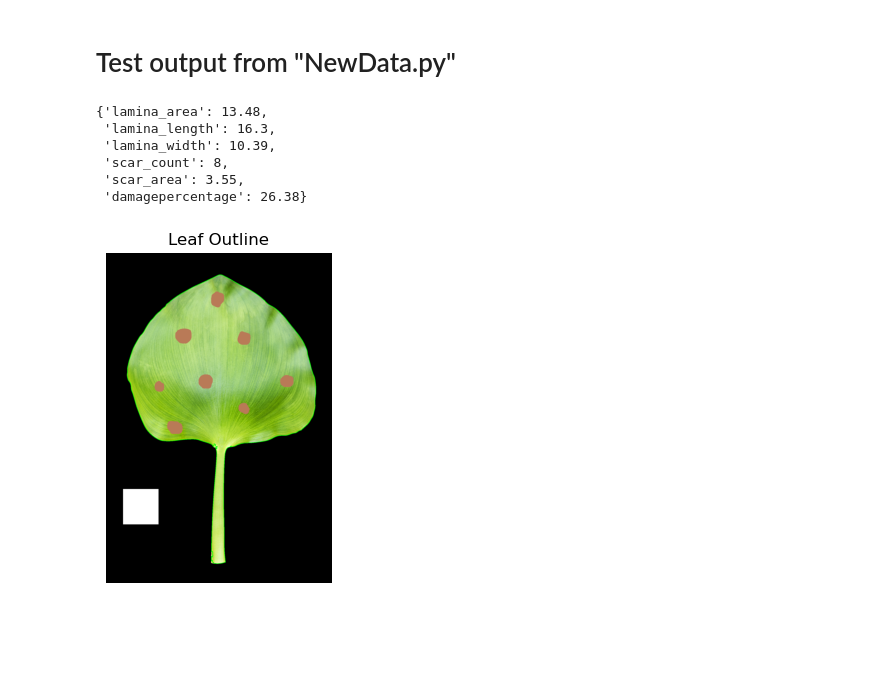
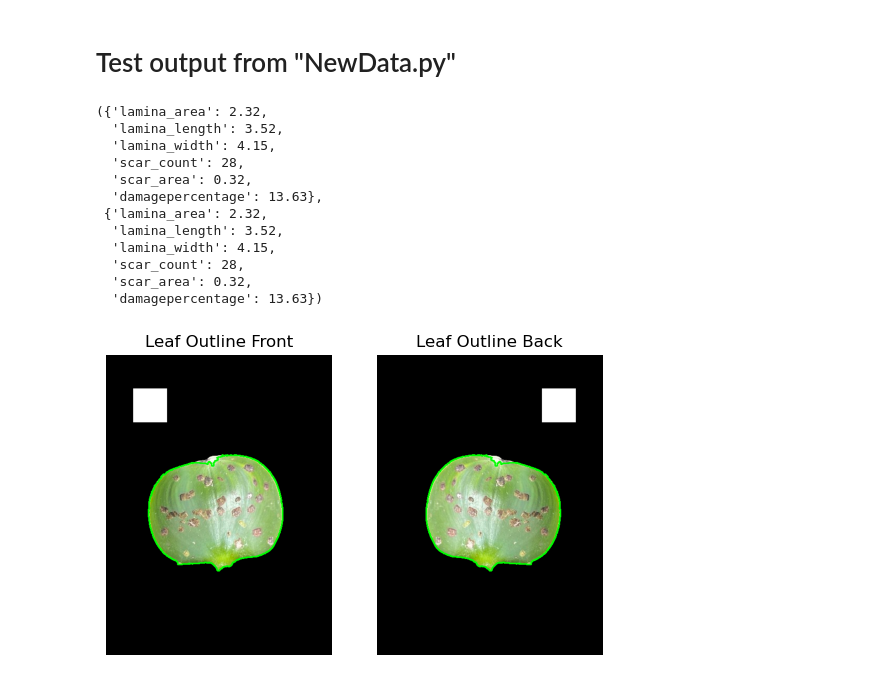
Before and after one commit to Jacquesvnme/Leaf-Scarring-Project, a Jupyter notebook: Code/HyacinthScan/sections/Testing Main Function.ipynb, the cells around one changed output. Drawn from its saved outputs; the diff is of its cells as text; code cells hidden in the pictures; blank space fills up the shorter version.

Commit message:
Updated function to take front and back image path

```diff
--- a/Code/HyacinthScan/sections/Testing Main Function.ipynb
+++ b/Code/HyacinthScan/sections/Testing Main Function.ipynb
@@ -3,14 +3,20 @@
 # %%
 from NewData import analyse_image
 
-list = analyse_image("Leaf-with-scars-1.png")
+list = analyse_image("Leaf_1_Cube_Front.png", "Leaf_1_Cube_Back.png")
 
 list
 # %% [output]
-{'lamina_area': 13.48,
- 'lamina_length': 16.3,
- 'lamina_width': 10.39,
- 'scar_count': 8,
- 'scar_area': 3.55,
- 'damagepercentage': 26.38}
+({'lamina_area': 2.32,
+  'lamina_length': 3.52,
+  'lamina_width': 4.15,
+  'scar_count': 28,
+  'scar_area': 0.32,
+  'damagepercentage': 13.63},
+ {'lamina_area': 2.32,
+  'lamina_length': 3.52,
+  'lamina_width': 4.15,
+  'scar_count': 28,
+  'scar_area': 0.32,
+  'damagepercentage': 13.63})
-[figure, old version]
+[figure, new version]
```
Also changed, not shown: parts of 1 cell of this notebook, 7 other files.
